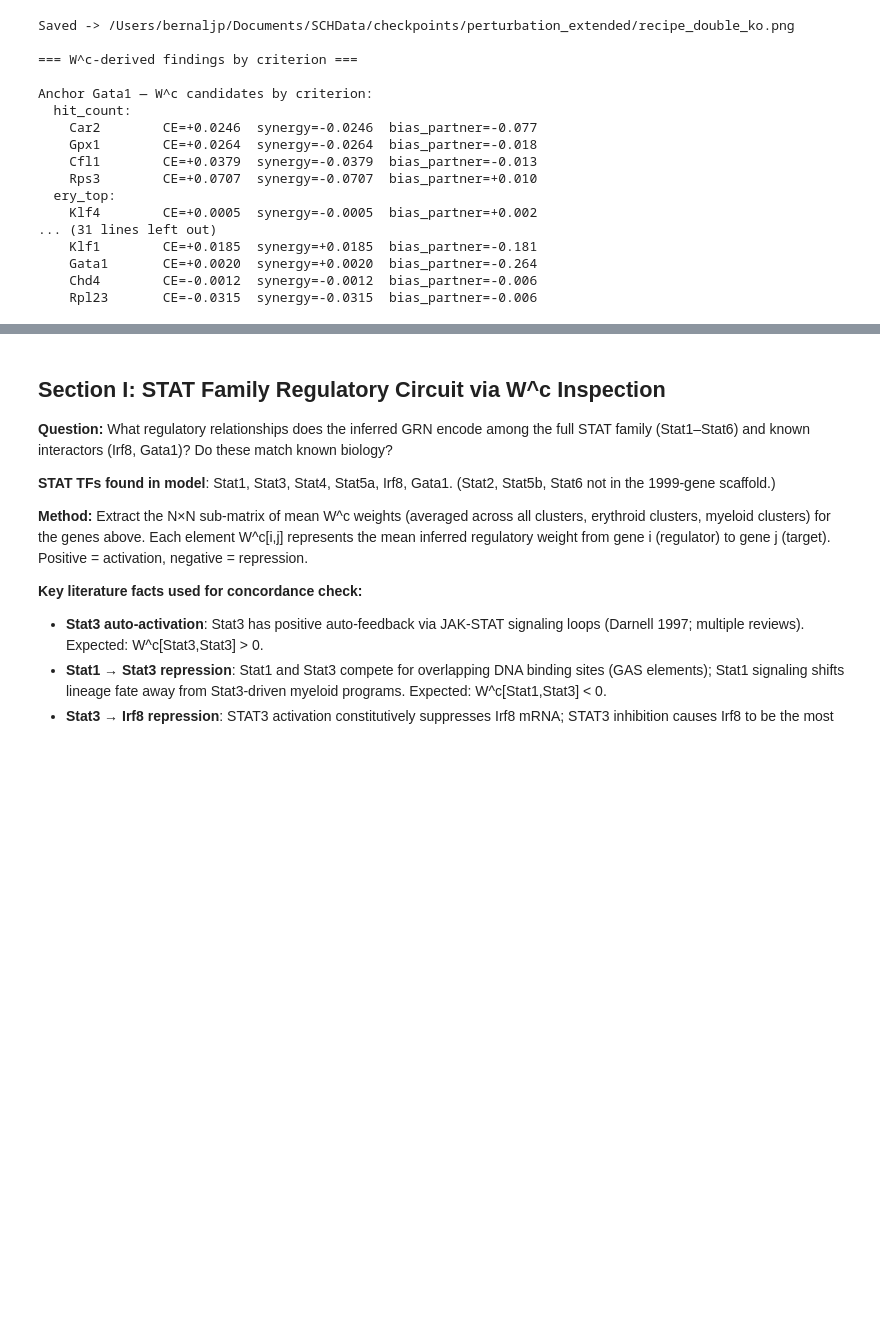
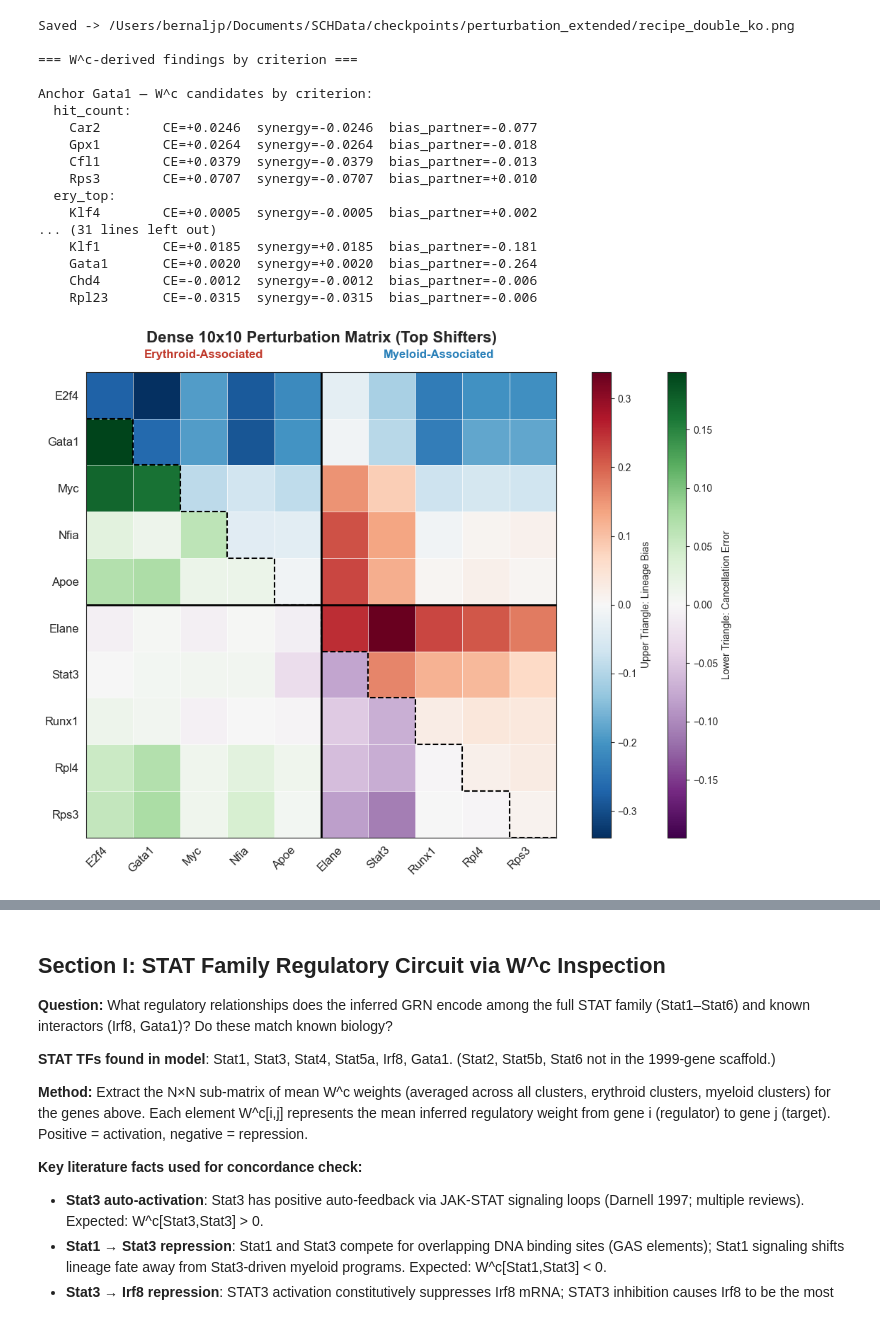
Before and after one commit to Bernaljp/scHopfield, a Jupyter notebook: notebooks/core/07_perturbation_extended_analyses.ipynb, the cells around one changed output, grey strips where cells are left out. Drawn from its saved outputs; the diff is of its cells as text; code cells hidden in the pictures; blank space fills up the shorter version.

```diff
--- a/notebooks/core/07_perturbation_extended_analyses.ipynb
+++ b/notebooks/core/07_perturbation_extended_analyses.ipynb
@@ -1199,9 +1317,6 @@ for anchor in ANCHORS:
 
         ce  = double_bias - (bias_anc + bias_par)
         re  = (ce / abs(bias_anc)) if abs(bias_anc) > 1e-6 else np.nan
-        syn_ery = score_A_pair - max(score_A_anc, score_A_par)
-        syn_mye = score_B_pair - max(score_B_anc, score_B_par)
-        dom_epi = max_magnitude(syn_ery, syn_mye)
         syn_score = ce * bias_sign   # direction-corrected: positive = synergistic
 
         wc_df       = wc_data.get(anchor)
@@ -1221,9 +1336,6 @@ for anchor in ANCHORS:
             'cancellation_error': ce,
             'synergy_score':      syn_score,
             'relative_epistasis': re,
-            'dominant_epistasis': dom_epi,
-            'synergy_ery':        syn_ery,
-            'synergy_mye':        syn_mye,
             'hit_count':          hit_count_v,
             'w_abs_all':          w_abs_v,
             'cos_sim_cluster':    cos_v,
@@ -1409,0 +1802,83 @@ Anchor Gata1 — W^c candidates by criterion:
+# %%
+# ── 6. Dense Matrix: Top 10 Shifters (Plot) ─────────────────────────────────
+
+# Sort within groups by magnitude of single KO bias
+ery_dense_sorted = sorted(ery_candidates, key=lambda g: single_ko_dict.get(g, {}).get('lineage_bias', 0))
+mye_dense_sorted = sorted(mye_candidates, key=lambda g: single_ko_dict.get(g, {}).get('lineage_bias', 0), reverse=True)
+dense_genes_ordered = ery_dense_sorted + mye_dense_sorted
+
+n_dense = len(dense_genes_ordered)
+matrix_bias_dense = np.full((n_dense, n_dense), np.nan)
+matrix_ce_dense   = np.full((n_dense, n_dense), np.nan)
+
+for i, gA in enumerate(dense_genes_ordered):
+    for j, gB in enumerate(dense_genes_ordered):
+        if i == j:
+            matrix_bias_dense[i, j] = single_ko_dict.get(gA, {}).get('lineage_bias', np.nan)
+        elif j > i:
+            pair_data = dense_pair_bias.get((gA, gB), dense_pair_bias.get((gB, gA), {}))
+            if 'lineage_bias' in pair_data:
+                matrix_bias_dense[i, j] = pair_data['lineage_bias']
+        else:
+            pair_data = dense_pair_bias.get((gA, gB), dense_pair_bias.get((gB, gA), {}))
+            if 'lineage_bias' in pair_data:
+                d_bias = pair_data['lineage_bias']
+                s_biasA = single_ko_dict.get(gA, {}).get('lineage_bias', 0)
+                s_biasB = single_ko_dict.get(gB, {}).get('lineage_bias', 0)
+                matrix_ce_dense[i, j] = d_bias - (s_biasA + s_biasB)
+
+# Plotting
+fig, ax = plt.subplots(figsize=(10, 8), tight_layout=True)
+
+vmax_bias_d = np.nanmax(np.abs(matrix_bias_dense))
+vmax_ce_d   = np.nanmax(np.abs(matrix_ce_dense))
+
+im_bias_d = ax.imshow(matrix_bias_dense, cmap='RdBu_r', vmin=-vmax_bias_d, vmax=vmax_bias_d, aspect='auto')
+im_ce_d   = ax.imshow(matrix_ce_dense, cmap='PRGn', vmin=-vmax_ce_d, vmax=vmax_ce_d, aspect='auto')
+
+x_step = [-0.5]
+y_step = [0.5]
+for k in range(n_dense):
+    x_step.append(k + 0.5)
+    y_step.append(k + 0.5)
+    if k < n_dense - 1:
+        x_step.append(k + 0.5)
+        y_step.append(k + 1.5)
+
+ax.plot(x_step, y_step, color='black', lw=1.5, linestyle='--')
+
+ax.set_xticks(range(n_dense))
+ax.set_xticklabels(dense_genes_ordered, rotation=45, ha='right', fontsize=12)
+ax.set_yticks(range(n_dense))
+ax.set_yticklabels(dense_genes_ordered, fontsize=12)
+
+n_ery_d = len(ery_dense_sorted)
+ax.axhline(n_ery_d - 0.5, color='black', lw=2)
+ax.axvline(n_ery_d - 0.5, color='black', lw=2)
+
+ax.text(n_ery_d / 2 - 0.5, -0.8, 'Erythroid-Associated', ha='center', fontsize=12, fontweight='bold', color='#C0392B')
+ax.text(n_ery_d + (n_dense - n_ery_d) / 2 - 0.5, -0.8, 'Myeloid-Associated', ha='center', fontsize=12, fontweight='bold', color='#2980B9')
+
+from mpl_toolkits.axes_grid1 import make_axes_locatable
+divider = make_axes_locatable(ax)
+cax1 = divider.append_axes("right", size="4%", pad=0.5)
+cax2 = divider.append_axes("right", size="4%", pad=0.8)
+
+cbar1 = fig.colorbar(im_bias_d, cax=cax1)
+cbar1.set_label('Upper Triangle: Lineage Bias', fontsize=10)
+
+cbar2 = fig.colorbar(im_ce_d, cax=cax2)
+cbar2.set_label('Lower Triangle: Cancellation Error', fontsize=10)
+
+ax.set_title("Dense 10x10 Perturbation Matrix (Top Shifters)", fontsize=16, fontweight='bold', pad=30)
+
+ax.set_xticks(np.arange(-.5, n_dense, 1), minor=True)
+ax.set_yticks(np.arange(-.5, n_dense, 1), minor=True)
+ax.grid(which="minor", color="white", linestyle='-', linewidth=0.5)
+
+ax.set_xlim(-0.5, n_dense - 0.5)
+ax.set_ylim(n_dense - 0.5, -0.5)
+
+plt.show()
+# %% [output]
+[figure, added]
```
Also changed, not shown: parts of 14 cells of this notebook, 14 other files.
